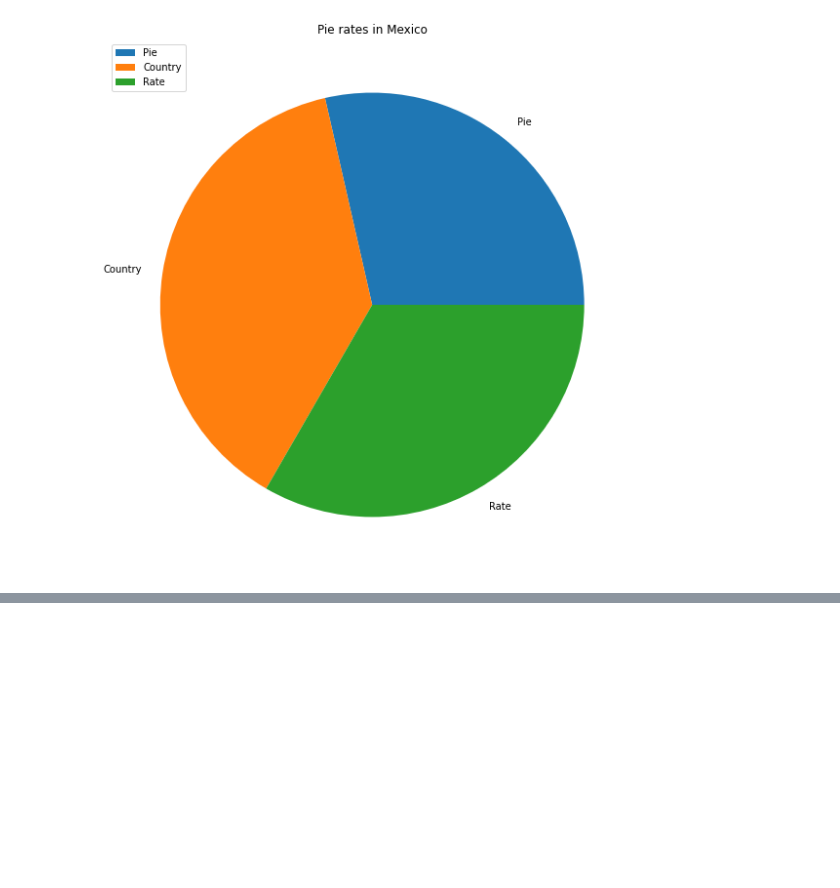
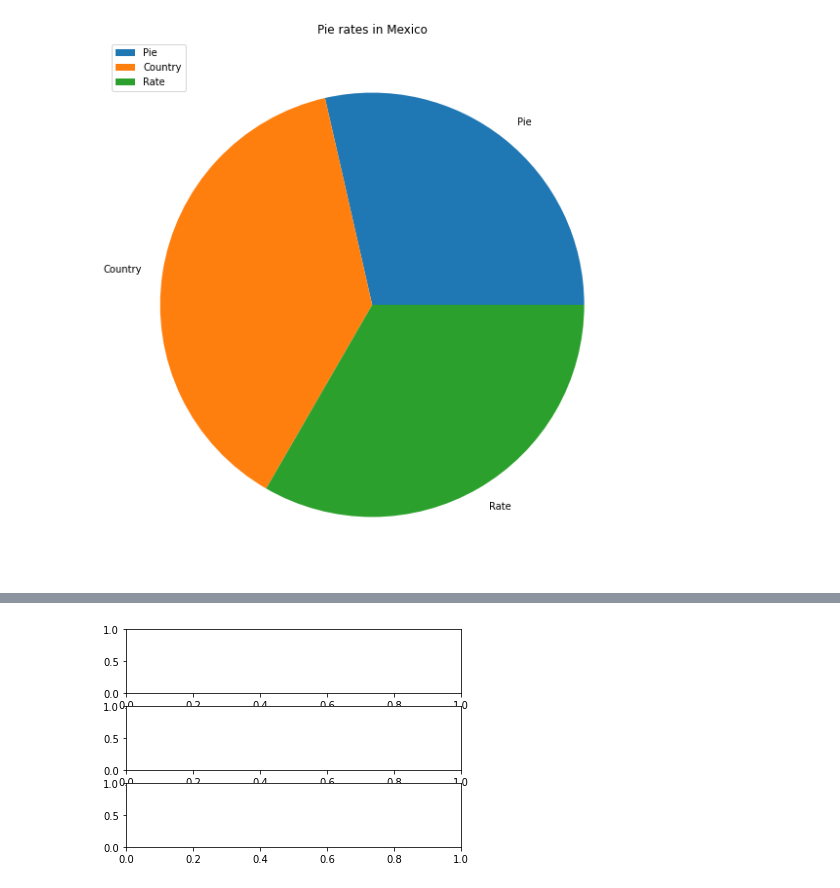
Before and after one commit to TheDarkTrumpet/BAIS-6040-0EXP-spr2021, a Jupyter notebook: Notebooks/Phase 2/08.01.04-Matplotlib.ipynb, the cells around one changed output, grey strips where cells are left out. Saved outputs shown, nothing was run; the diff lists cells and outputs as text; code cells hidden in the pictures; blank space fills up the shorter version.

Commit message:
Adding some information on subplots

```diff
--- a/Notebooks/Phase 2/08.01.04-Matplotlib.ipynb
+++ b/Notebooks/Phase 2/08.01.04-Matplotlib.ipynb
@@ -100,0 +123,6 @@ Text(0.5, 1.0, 'Pie rates in Mexico')
+# %%
+# We can call .subplots to generate a framework
+# Note when this prints out, some stuff is filled out
+fig, axs = plt.subplots(3, 1)
+# %% [output]
+[figure, added]
```
Also changed, not shown: parts of 6 cells of this notebook.
